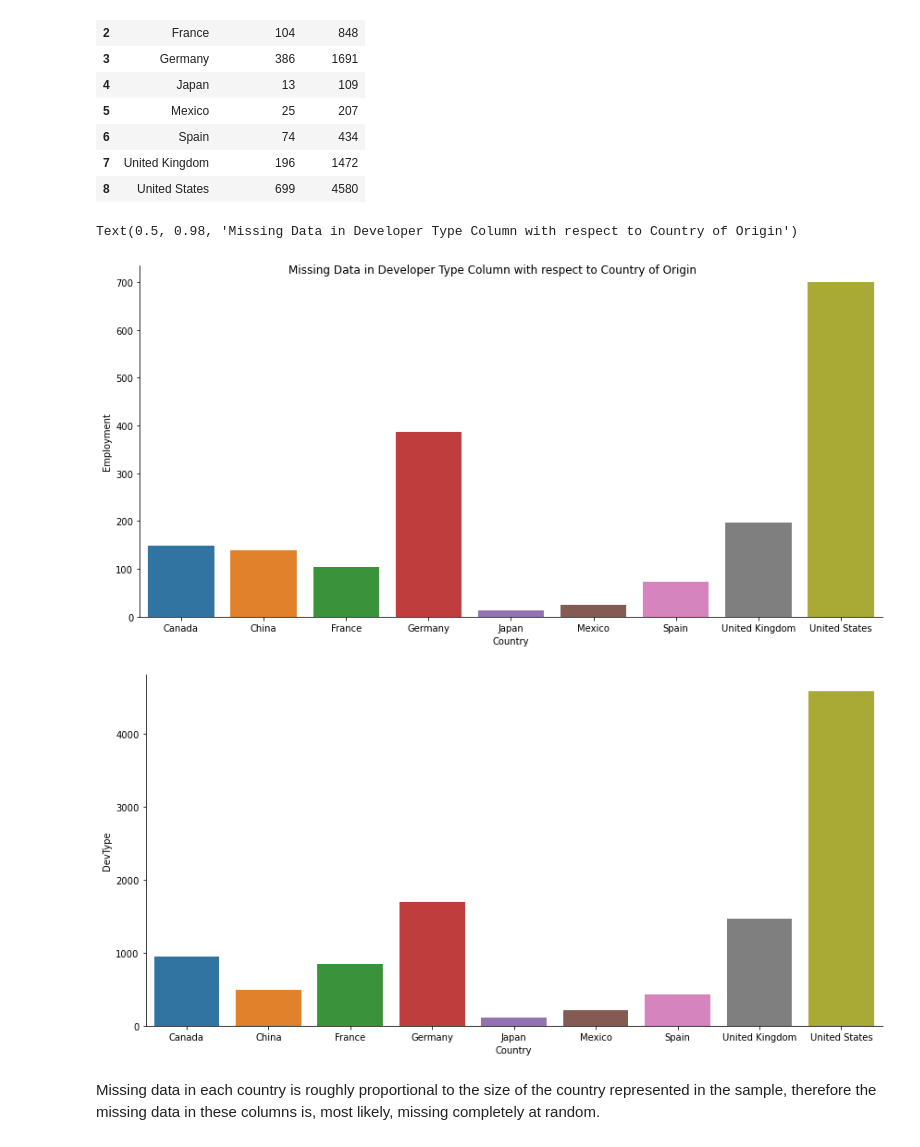
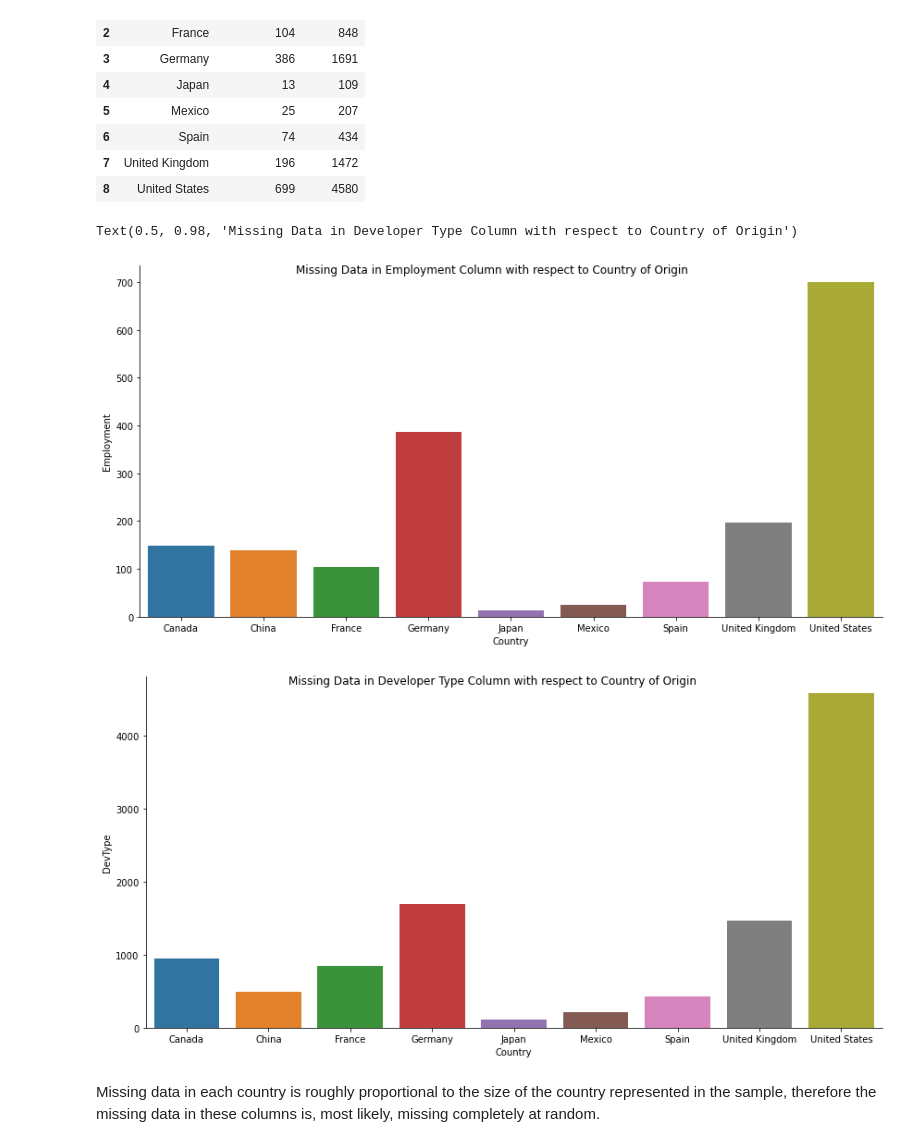
Before and after one commit to roberthallds/stack-overflow-data-cleaning, a Jupyter notebook: project.ipynb, the cells around one changed output. Saved outputs shown, nothing was run; the diff lists cells and outputs as text; code cells hidden in the pictures.

```diff
--- a/project.ipynb
+++ b/project.ipynb
@@ -169,25 +174,21 @@ missing_data
 # %%
 # plot the amount of missing data in the Employment and Developer Type (DevType)
 # columns, grouped by country of origin.
 
-data[['RespondentID','Country']].groupby('Country').count()
-
-missingData = data[['Employment','DevType']].isnull().groupby(data['Country']).sum().reset_index()
-
 A=sns.catplot(
-    data=missingData, kind="bar",
+    data=missing_data, kind="bar",
     x="Country", y="Employment",
     height = 6, aspect = 2)
 A.figure.suptitle("Missing Data in Employment Column with respect to Country of Origin")
 B=sns.catplot(
-    data=missingData, kind="bar",
+    data=missing_data, kind="bar",
     x="Country", y="DevType",
     height = 6, aspect = 2)
-A.figure.suptitle("Missing Data in Developer Type Column with respect to Country of Origin")
+B.figure.suptitle("Missing Data in Developer Type Column with respect to Country of Origin")
 # %% [output]
 Text(0.5, 0.98, 'Missing Data in Developer Type Column with respect to Country of Origin')
-[figure, old version]
+[figure, new version]
-[figure, old version]
+[figure, new version]
 # %% [markdown]
 Missing data in each country is roughly proportional to the size of the country represented in the sample, therefore the missing data in these columns is, most likely, missing completely at random.
 # %% [markdown]
```
Also changed, not shown: parts of 7 cells of this notebook.
